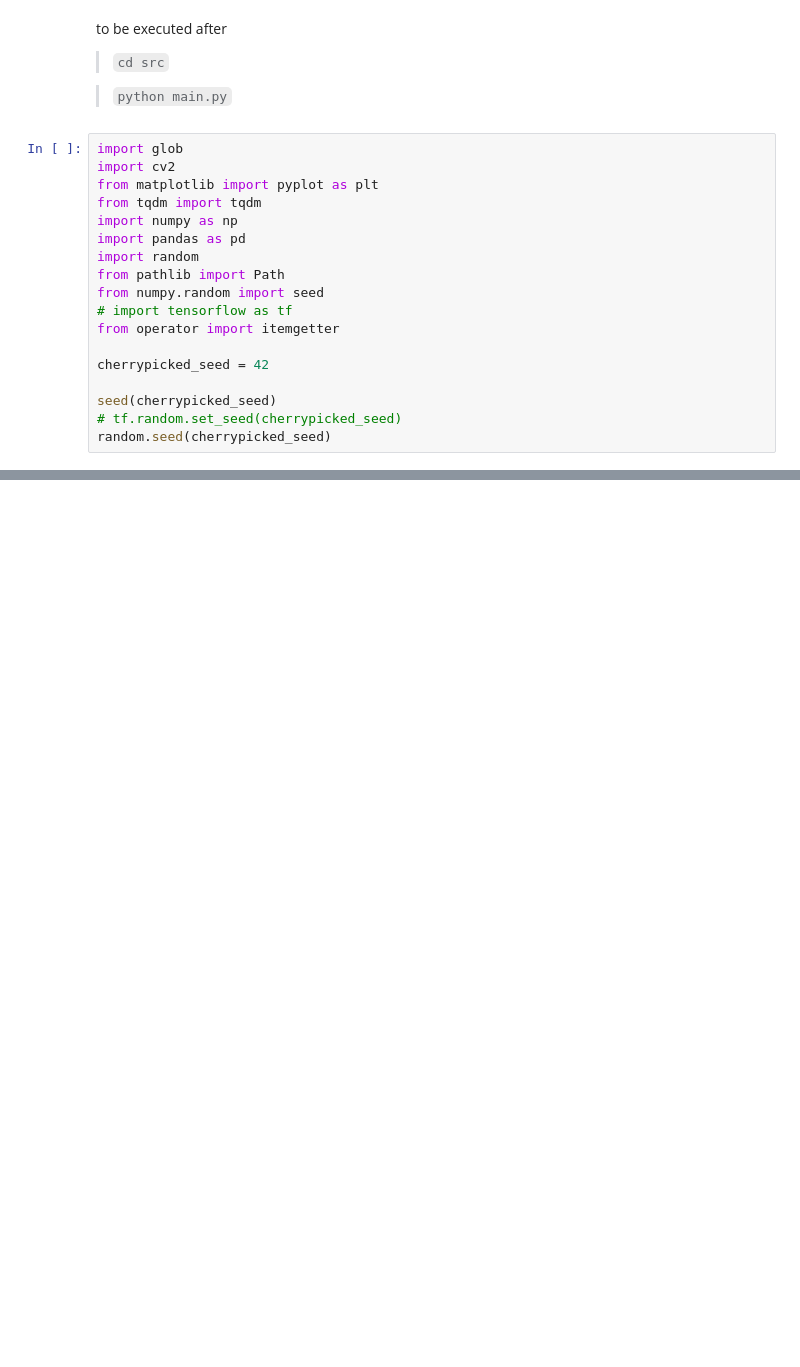
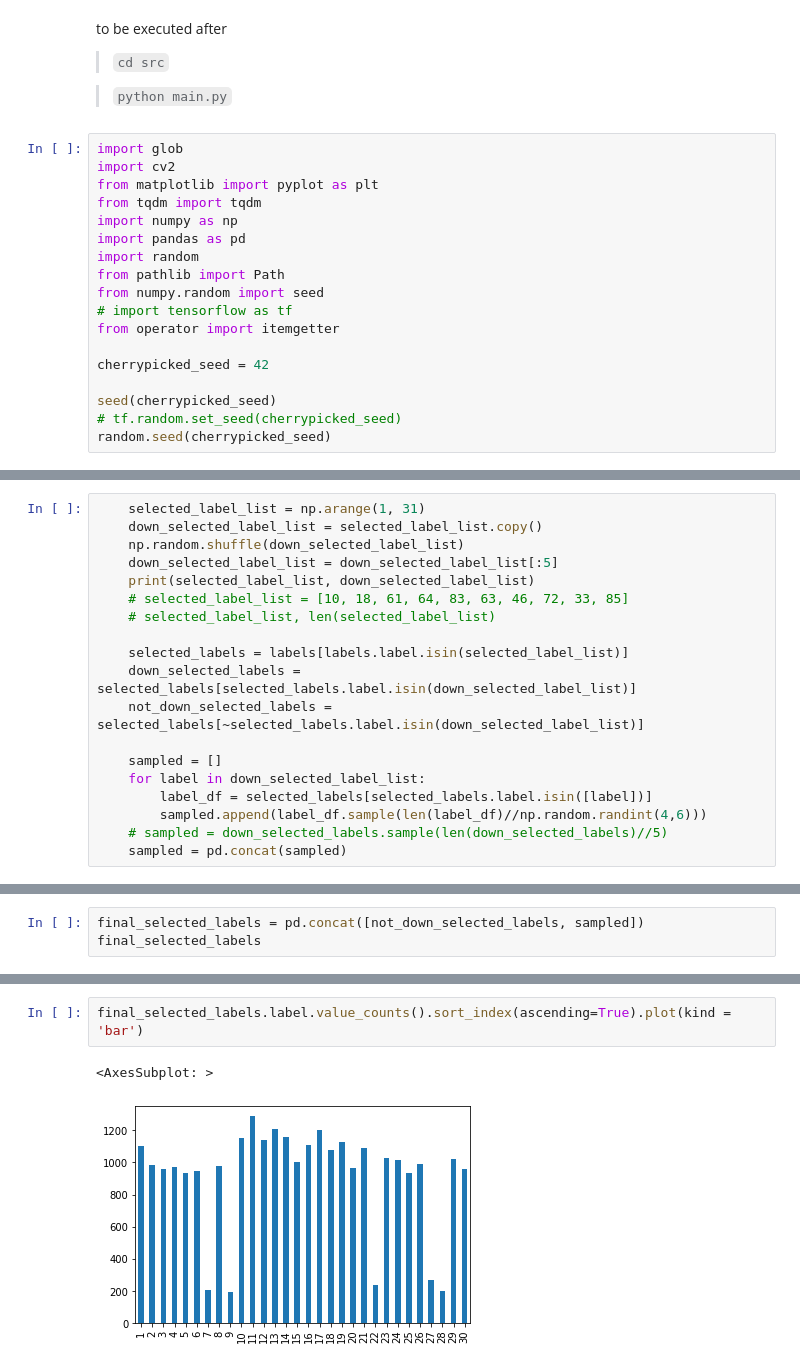
Before and after one commit to DBertazioli/multi-mnist_custom, a Jupyter notebook: Dataset_Preparation.ipynb, the cells around one changed output, grey strips where cells are left out. Cells and saved outputs as stored; diff of their text form; blank space fills up the shorter version.

```diff
--- a/Dataset_Preparation.ipynb
+++ b/Dataset_Preparation.ipynb
@@ -140,0 +146,19 @@ SyntaxError: invalid syntax (165265106.py, line 1)
+# %%
+    selected_label_list = np.arange(1, 31)
+    down_selected_label_list = selected_label_list.copy()
+    np.random.shuffle(down_selected_label_list)
+    down_selected_label_list = down_selected_label_list[:5]
+    print(selected_label_list, down_selected_label_list)
+    # selected_label_list = [10, 18, 61, 64, 83, 63, 46, 72, 33, 85]
+    # selected_label_list, len(selected_label_list)
+
+    selected_labels = labels[labels.label.isin(selected_label_list)]
+    down_selected_labels = selected_labels[selected_labels.label.isin(down_selected_label_list)]
+    not_down_selected_labels = selected_labels[~selected_labels.label.isin(down_selected_label_list)]
+
+    sampled = []
+    for label in down_selected_label_list:
+        label_df = selected_labels[selected_labels.label.isin([label])]
+        sampled.append(label_df.sample(len(label_df)//np.random.randint(4,6)))
+    # sampled = down_selected_labels.sample(len(down_selected_labels)//5)
+    sampled = pd.concat(sampled)
@@ -140,0 +194,3 @@ SyntaxError: invalid syntax (165265106.py, line 1)
+# %%
+final_selected_labels = pd.concat([not_down_selected_labels, sampled])
+final_selected_labels
@@ -140,0 +211,5 @@ SyntaxError: invalid syntax (165265106.py, line 1)
+# %%
+final_selected_labels.label.value_counts().sort_index(ascending=True).plot(kind = 'bar')
+# %% [output]
+<AxesSubplot: >
+[figure, added]
```
Also changed, not shown: parts of 9 cells of this notebook, 4 other files.
